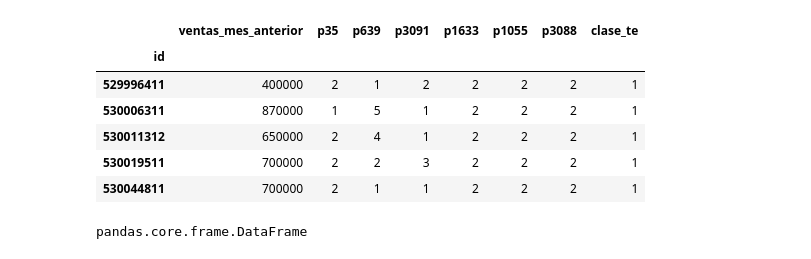
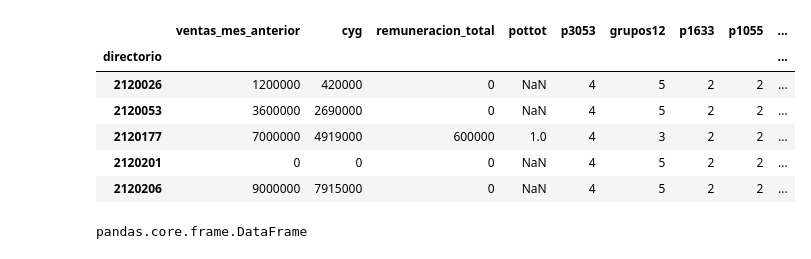
Before and after one commit to Ingenieco/dane, a Jupyter notebook: RN_emicron.ipynb, the cells around one changed output. Cells and saved outputs as stored; diff of their text form; code cells hidden in the pictures.

```diff
--- a/RN_emicron.ipynb
+++ b/RN_emicron.ipynb
@@ -14,5 +30,5 @@ import seaborn as sns
 # %%
-# Cargar los datos de la Varcua
-data = pd.read_excel('emicron_21_final_ambulantes.xlsx')
+# Cargar los datos
+data = pd.read_excel('datos/emicron22_ambulantes.xlsx')
 data.shape
 # %% [output]
@@ -26,2 +42,2 @@ Name: p3091, dtype: int64
 # %%
-data.set_index('id', inplace = True)
+data.set_index('directorio', inplace = True)
@@ -28,22 +56,28 @@ data.set_index('id', inplace = True)
+# %%
+# Creando la variable de costos y gastos como la suma de costos del mes anterior más los gastos del mes
+data['cyg'] = data['costos_mes_anterior'] + data['gastos_mes']
+# %%
+# Creando la variable pottot que es el número de empleados que trabajan
+data['pottot'] = data['p3032_1'] + data['p3032_2'] + data['p3032_3']
 # %%
 # Seleccionar el subconjunto específico de columnas
 # Agregar variables dummy no conduce a la sobreespecificación del modelo, por lo tanto, se busca que la red neuronal capture
 # las relaciones especificas entre cada categoría y la variable de respuesta, por lo tanto, la presencia de una de estas
 # variabes dummy puede influir en como la red neuronal aprende y generaliza patrones asociados en cada categoría.
-variables_principales = ['ventas_mes_anterior', 'p35', 'p639', 'p3091', 'p1633', 'p1055', 'p3088', 'clase_te']
+variables_principales = ['ventas_mes_anterior', 'cyg', 'remuneracion_total', 'pottot', 'p3053', 'grupos12', 'p1633', 'p1055', 'p640', 'cod_depto']
 
 # Creamos un nuevo DataFrame con solo las columnas o varibales seleccionadas
 variables_principales = data[variables_principales]
 
 variables_principales.head(5)
 # %% [output]
-|  | ventas_mes_anterior | p35 | p639 | p3091 | p1633 | p1055 | p3088 | clase_te |
-| id |  |  |  |  |  |  |  |  |
-| 529996411 | 400000 | 2 | 1 | 2 | 2 | 2 | 2 | 1 |
-| 530006311 | 870000 | 1 | 5 | 1 | 2 | 2 | 2 | 1 |
-| 530011312 | 650000 | 2 | 4 | 1 | 2 | 2 | 2 | 1 |
-| 530019511 | 700000 | 2 | 2 | 3 | 2 | 2 | 2 | 1 |
-| 530044811 | 700000 | 2 | 1 | 1 | 2 | 2 | 2 | 1 |
+|  | ventas_mes_anterior | cyg | remuneracion_total | pottot | p3053 | grupos12 | p1633 | p1055 | ... |
+| directorio |  |  |  |  |  |  |  |  | ... |
+| 2120026 | 1200000 | 420000 | 0 | NaN | 4 | 5 | 2 | 2 | ... |
+| 2120053 | 3600000 | 2690000 | 0 | NaN | 4 | 5 | 2 | 2 | ... |
+| 2120177 | 7000000 | 4919000 | 600000 | 1.0 | 4 | 3 | 2 | 2 | ... |
+| 2120201 | 0 | 0 | 0 | NaN | 4 | 5 | 2 | 2 | ... |
+| 2120206 | 9000000 | 7915000 | 0 | NaN | 4 | 5 | 2 | 2 | ... |
 # %%
 type(variables_principales)
 # %% [output]
```
Also changed, not shown: parts of 17 cells of this notebook, 7 other files.
